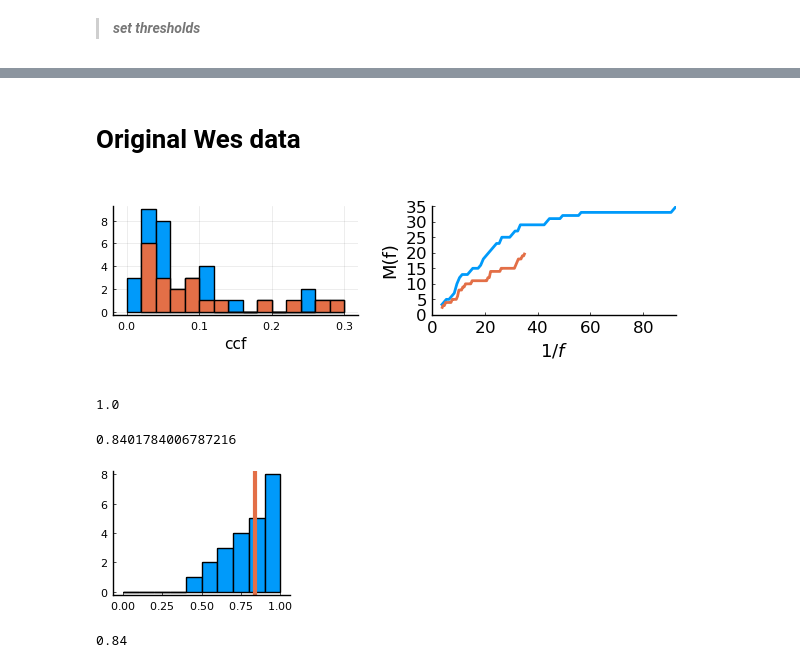
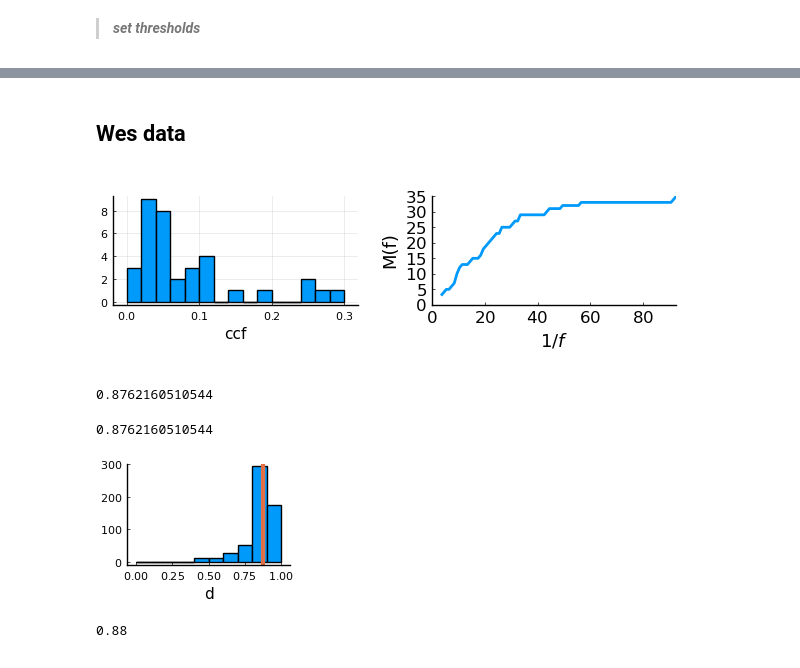
Before and after one commit to aangaji/Turnover, a Jupyter notebook: turnover_experimental_data_Ling.ipynb, the cells around one changed output, grey strips where cells are left out. Drawn from its saved outputs; the diff is of its cells as text; code cells hidden in the pictures.

```diff
--- a/turnover_experimental_data_Ling.ipynb
+++ b/turnover_experimental_data_Ling.ipynb
@@ -774,58 +810,66 @@ plot!(p[2], 1:80, x-> x*median(mu_fits)/(1-d_solve), lw=2., lab="")
 # %% [markdown]
-# Original Wes data
+## Wes data
 # %%
 wes_init = TumorGrowth.data_import("experimental_data/LingProcessed/experimental_data_WES.csv", delim="\t");
 # %%
-turnover_params = ( Nthresh_orph = 40, Nthresh_estr = 20, )
-filter_params =  (cutoff_low = 1/80, sample_cutoff_low = 1/3, )
-mutnumb = 20
+turnover_params = ( f_min=1/20, Nthresh_orph = 95, Nthresh_estr = 95, )
+filter_params =  (cutoff_low = 1/100, sample_cutoff_low = 1/3, )
+# mutnumb = 100
 
 wes = deepcopy(wes_init)
-filter_by_freq!(wes; filter_params...)
-subsample!(wes; nmuts = mutnumb)
+SeqDataFormatting.filter_by_freq!(wes; filter_params...)
+# SeqDataFormatting.subsample!(wes; nmuts = mutnumb)
 freqs = SeqDataFormatting.mfreqs(wes) |> df -> Dict( df.mutation .=> df.frequency);
 # %%
-freqs_init = SeqDataFormatting.mfreqs(wes_init).frequency
+freqs = SeqDataFormatting.mfreqs(wes_init).frequency
 
 p = plot(layout=(1,2), size=(600,200))
-histogram!(p[1], filter( f-> 0.8 > f, freqs_init), nbins=20, lab="", xlab=:ccf)
-M!(p[2], filter( f-> 0.8 > f > res, freqs_init), nbins=50, lab="", xlab=L"1/f", ylab=L"M(f)",
-    labelfontsize=13, tickfontsize=12, grid=false, margin=5Plots.mm, lw=2., xlim=(0, :auto), ylim=(0,length(mutations)))
-
-
-histogram!(p[1], filter( f-> 0.8 > f, collect(values(freqs))), nbins=20, lab="", xlab=:ccf)
-M!(p[2], filter( f-> 0.8 > f > res, collect(values(freqs))), nbins=50, lab="", xlab=L"1/f", ylab=L"M(f)",
-    labelfontsize=13, tickfontsize=12, grid=false, margin=5Plots.mm, lw=2., xlim=(0, :auto), ylim=(0,length(mutations)))
+histogram!(p[1], filter( f-> 0.8 > f, freqs), nbins=20, lab="", xlab=:ccf)
+M!(p[2], filter( f-> 0.8 > f > res, freqs), nbins=50, lab="", xlab=L"1/f", ylab=L"M(f)",
+    labelfontsize=13, tickfontsize=12, grid=false, margin=5Plots.mm, lw=2.,
+    xlim=(0, :auto), ylim=(0,:auto))
 # %% [output]
-[figure, old version]
+[figure, new version]
 # %%
 htypes = unique(wes.mutations)
-orphaned_tumor = DataFrame( mutations = unique( filter.(m-> freqs[m] > 1/turnover_params[:Nthresh_orph], htypes) ) )
-estranged_tumor = DataFrame(mutations = filter( muts -> all(  freqs[m] > 1/turnover_params[:Nthresh_estr] for m in muts), htypes) )
+orphaned_tumor = DataFrame( mutations = unique( filter.(m-> freqs[m] > turnover_params[:f_min], htypes) ) )
+estranged_tumor = DataFrame(mutations = filter( muts -> all(  freqs[m] > turnover_params[:f_min] for m in muts), htypes) )
 
 # get d
 W_l = orphaned_red_treeless(orphaned_tumor) |>
         df -> sum(df.isorphaned)/sum(df.isgreen)
 
-d_solve = min(1., 2*log(turnover_params[:Nthresh_orph])*W_l)
+d_solve = fzero(x -> min(1., Turnover.W_orphaned( x; N= turnover_params[:Nthresh_orph] * (1-x))) - W_l,
+    0.01, 0.99)
 # %% [output]
-1.0
+0.8762160510544
 # %%
-ds = map( 5:1:turnover_params[:Nthresh_orph]) do M
-    # get d
-    W_l = orphaned_red_treeless(orphaned_tumor) |>
-        df -> sum(df.isorphaned)/sum(df.isgreen)
+ds = map( 0.5:0.1:1. ) do L
+    map( 1:100 ) do _
+        orphaned_tumor = DataFrame( mutations = unique(
+                filter.(m-> freqs[m] > turnover_params[:f_min], wes.mutations) ) )
+        orphaned_tumor = TumorGrowth.reduced_μ(orphaned_tumor, L)
 
-    min(1., 2*log(M)*W_l)
+        # get d
+        W_l = orphaned_red_treeless(orphaned_tumor) |>
+            df -> sum( df.isorphaned ) / sum( df.isgreen )
+
+        d_solve = try
+            fzero(x -> min(1., Turnover.W_orphaned( x;
+                        N= turnover_params[:Nthresh_orph]*(1-x))) - W_l, 0.01, 0.99)
+        catch e
+            e isa ArgumentError && NaN
+        end
+    end
 end
-d_median_filtered = filter(!isone, ds) |> median
-println(d_median_filtered)
-histogram(ds, bins=0.:0.1:1., size=(200,150), lab="")
-vline!([d_median_filtered], lab="", lw=3., grid=false)
+filter!.(!isnan, ds)
+println(median(vcat(ds...)))
+histogram(vcat(ds...), bins=0.:0.1:1., size=(200,150), lab="")
+vline!([median(vcat(ds...))], lab="", lw=3., grid=false, xlab=:d)
 # %% [output]
-0.8401784006787216
+0.8762160510544
-[figure, old version]
+[figure, new version]
 # %%
-d_solve = 0.84
+d_solve = 0.88
 # %% [output]
-0.84
+0.88
```
Also changed, not shown: parts of 91 cells of this notebook, 50 other files.
